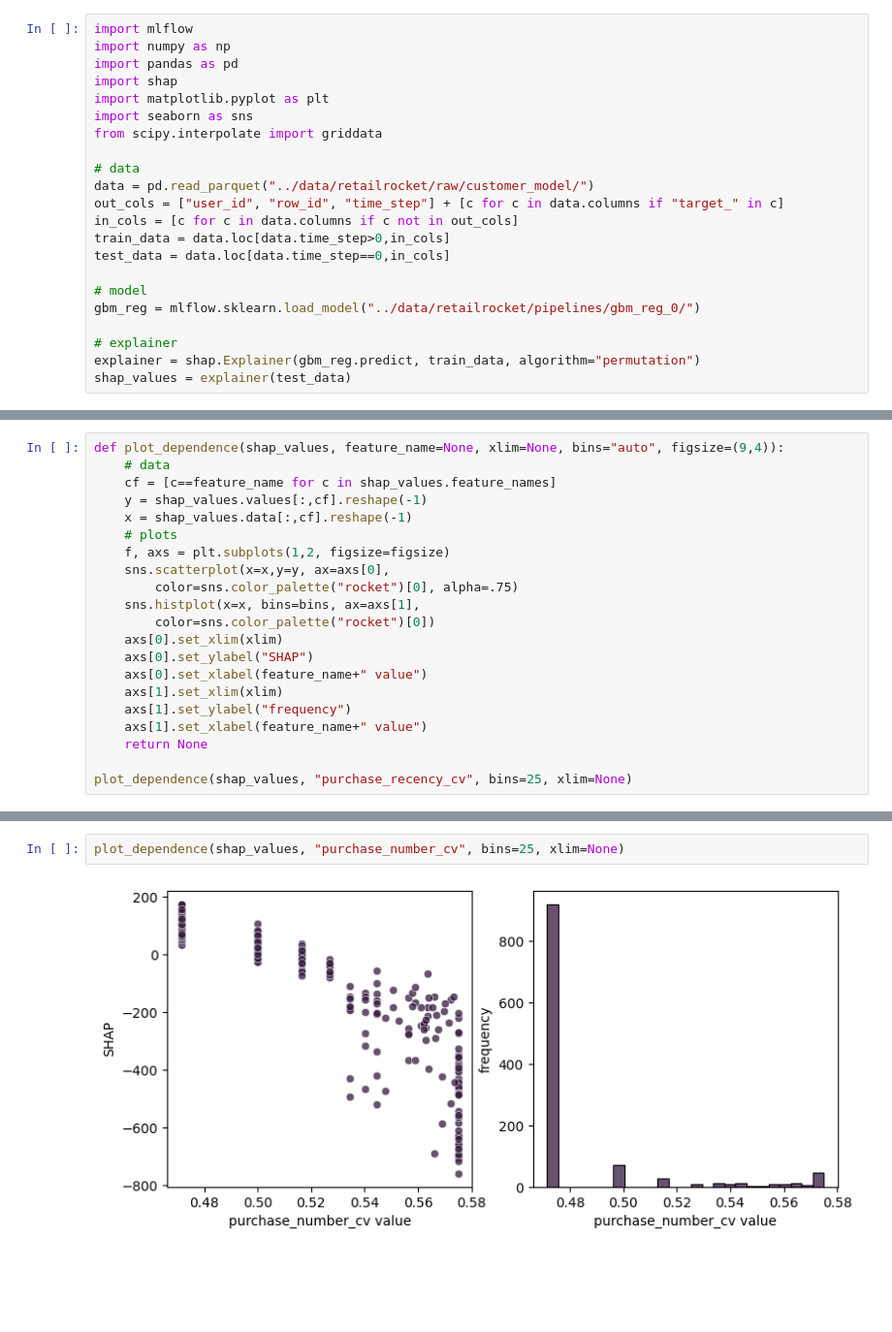
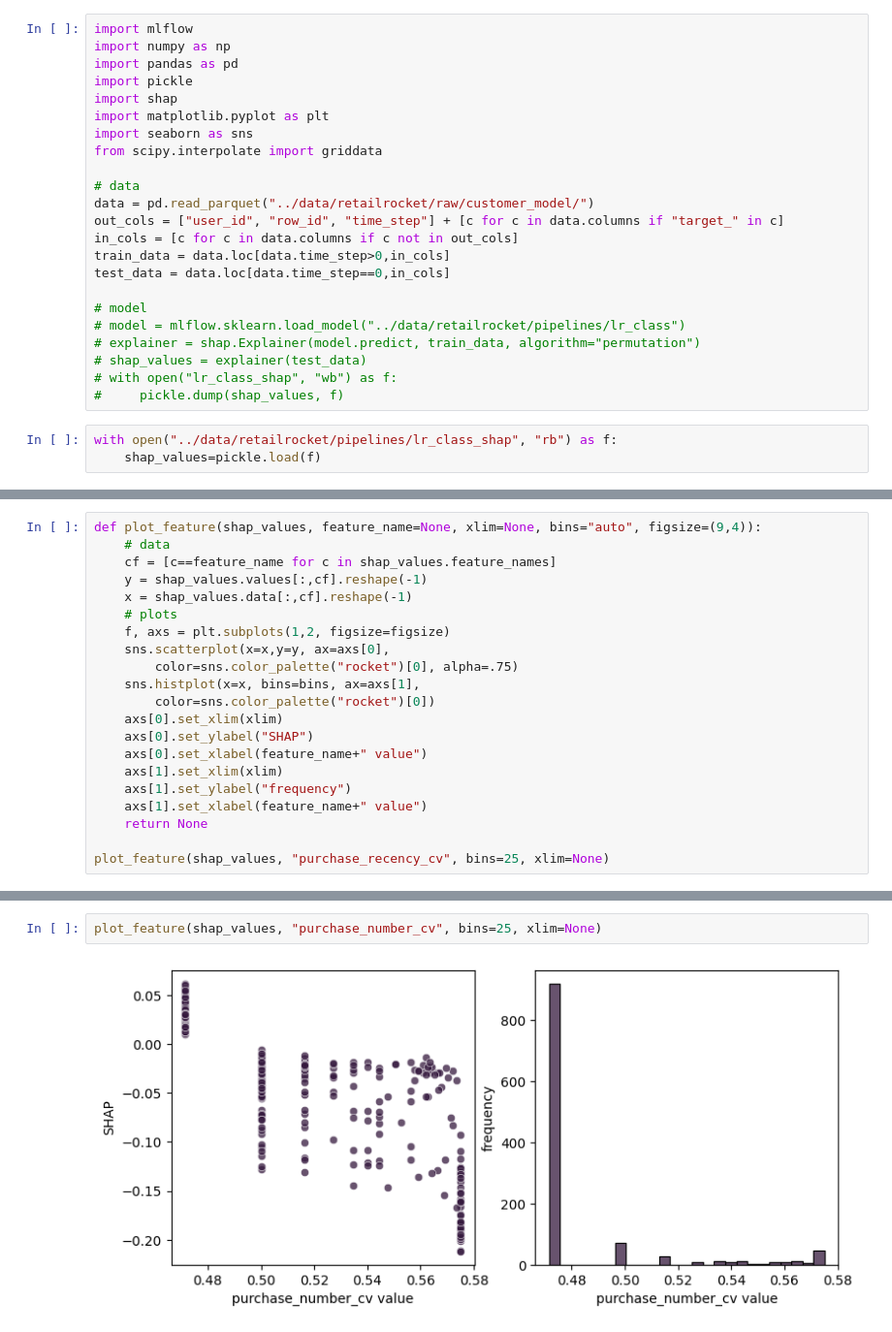
Before and after one commit to fridrichmrtn/churn-modeling, a Jupyter notebook: jupyters/07-model-understanding.ipynb, the cells around one changed output, grey strips where cells are left out. Shown at 97% size. Drawn from its saved outputs; the diff is of its cells as text; blank space fills up the shorter version.

```diff
--- a/jupyters/07-model-understanding.ipynb
+++ b/jupyters/07-model-understanding.ipynb
@@ -2,6 +2,7 @@
 import mlflow
 import numpy as np
 import pandas as pd
+import pickle
 import shap
 import matplotlib.pyplot as plt
 import seaborn as sns
@@ -15,11 +16,14 @@ train_data = data.loc[data.time_step>0,in_cols]
 test_data = data.loc[data.time_step==0,in_cols]
 
 # model
-gbm_reg = mlflow.sklearn.load_model("../data/retailrocket/pipelines/gbm_reg_0/")
-
-# explainer
-explainer = shap.Explainer(gbm_reg.predict, train_data, algorithm="permutation")
-shap_values = explainer(test_data)
+# model = mlflow.sklearn.load_model("../data/retailrocket/pipelines/lr_class")
+# explainer = shap.Explainer(model.predict, train_data, algorithm="permutation")
+# shap_values = explainer(test_data)
+# with open("lr_class_shap", "wb") as f:
+#     pickle.dump(shap_values, f)
+# %%
+with open("../data/retailrocket/pipelines/lr_class_shap", "rb") as f:
+    shap_values=pickle.load(f)
 # %%
 def plot_feature_importance(shap_values, max_features=10, figsize=(5,4)):
     # data
@@ -41,5 +45,5 @@ plot_feature_importance(shap_values)
 # %%
-def plot_dependence(shap_values, feature_name=None, xlim=None, bins="auto", figsize=(9,4)):
+def plot_feature(shap_values, feature_name=None, xlim=None, bins="auto", figsize=(9,4)):
     # data
     cf = [c==feature_name for c in shap_values.feature_names]
     y = shap_values.values[:,cf].reshape(-1)
@@ -58,5 +62,5 @@ def plot_dependence(shap_values, feature_name=None, xlim=None, bins="auto", figs
     axs[1].set_xlabel(feature_name+" value")
     return None
 
-plot_dependence(shap_values, "purchase_recency_cv", bins=25, xlim=None)
+plot_feature(shap_values, "purchase_recency_cv", bins=25, xlim=None)
 # %% [output]
@@ -68,4 +68,4 @@ plot_dependence(shap_values, "purchase_revenue_sum", bins=125, xlim=(-100,10**7)
 # %%
-plot_dependence(shap_values, "purchase_number_cv", bins=25, xlim=None)
+plot_feature(shap_values, "purchase_number_cv", bins=25, xlim=None)
 # %% [output]
-[figure, old version]
+[figure, new version]
```
Also changed, not shown: parts of 16 cells of this notebook, 3 other files.
